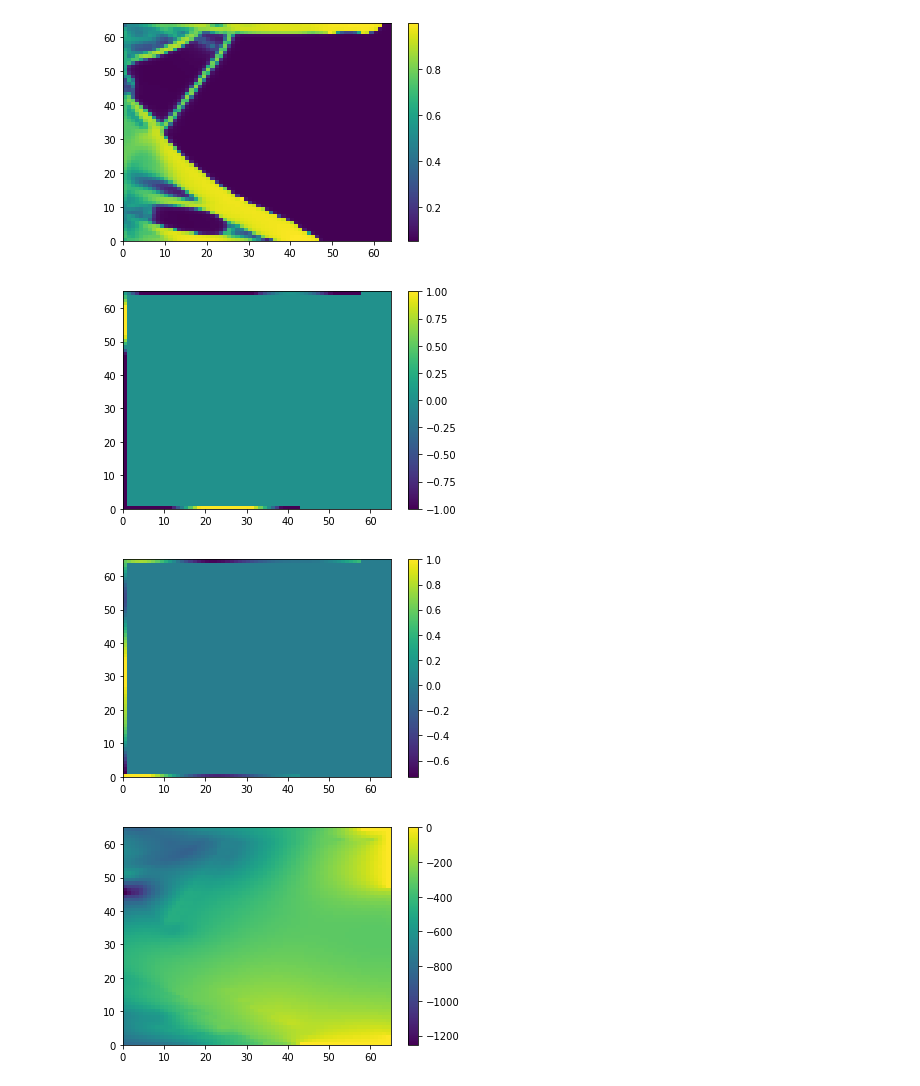
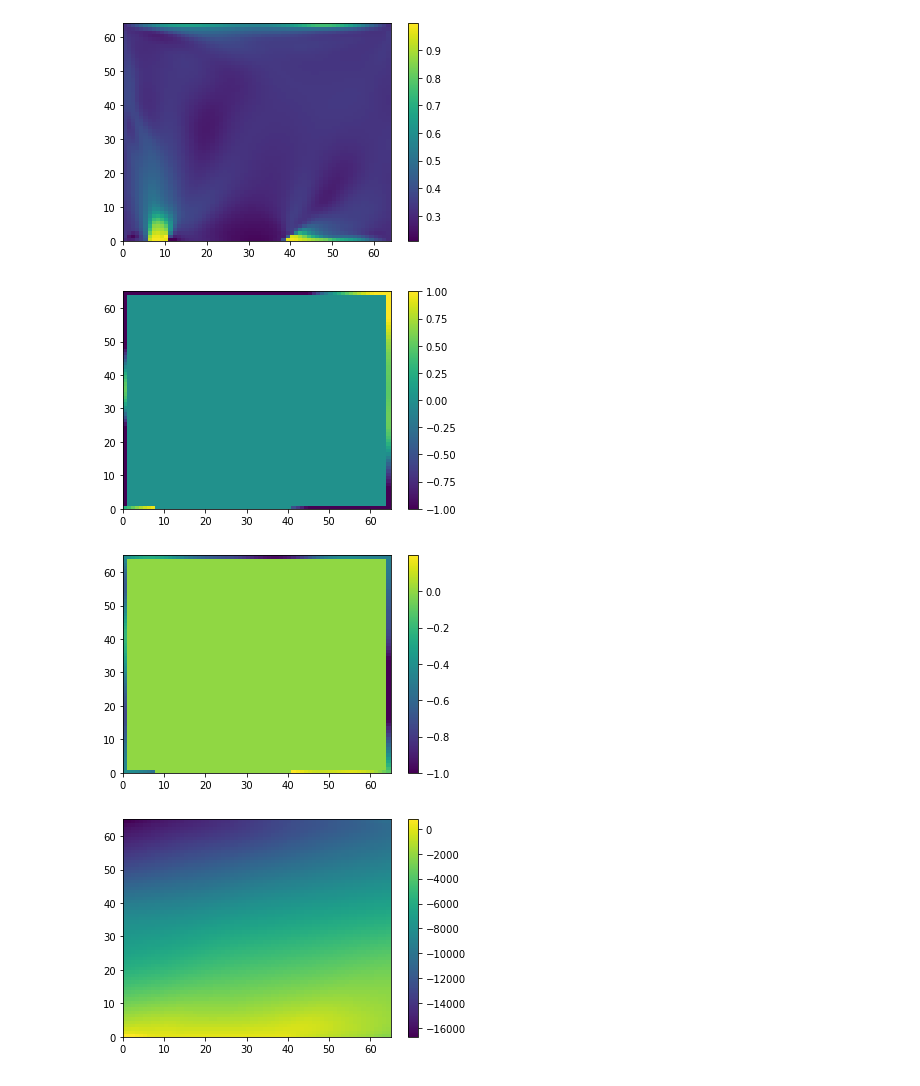
Before and after one commit to harryzhou2000/FemGridTopo, a Jupyter notebook: testGenPeek.ipynb, the cells around one changed output. Drawn from its saved outputs; the diff is of its cells as text; code cells hidden in the pictures.

```diff
--- a/testGenPeek.ipynb
+++ b/testGenPeek.ipynb
@@ -6,10 +6,10 @@ import time,os
 
 generator = femDataGen.femDataGenFilterCut(nx=64, ny=64)
 
-generator.loadData('data/test_opt', seqTarget=0)
+generator.loadData('data/test_opt', seqTarget=5)
 # %%
 import matplotlib.pyplot as plt
-case = generator.getOneCase(1,10)
+case = generator.getOneCase(999,12)
 draws = ['fix','rho','fx','fy','u','v','vm']
 for drawname in draws:
     plt.figure(drawname)
@@ -20,4 +20,4 @@ for drawname in draws:
-[figure, old version]
+[figure, new version]
-[figure, old version]
+[figure, new version]
-[figure, old version]
+[figure, new version]
-[figure, old version]
+[figure, new version]
```
Also changed, not shown: parts of 1 cell of this notebook, 5 other files.
